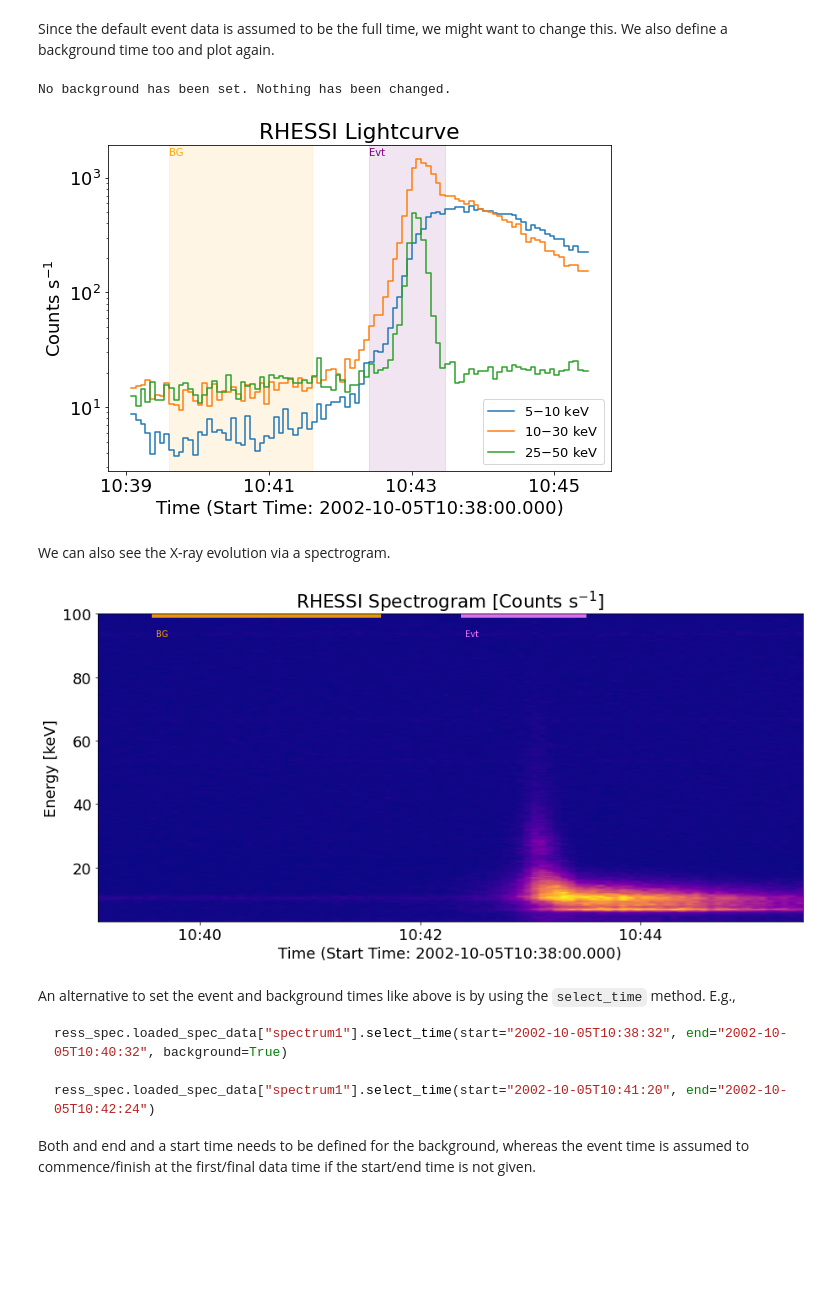
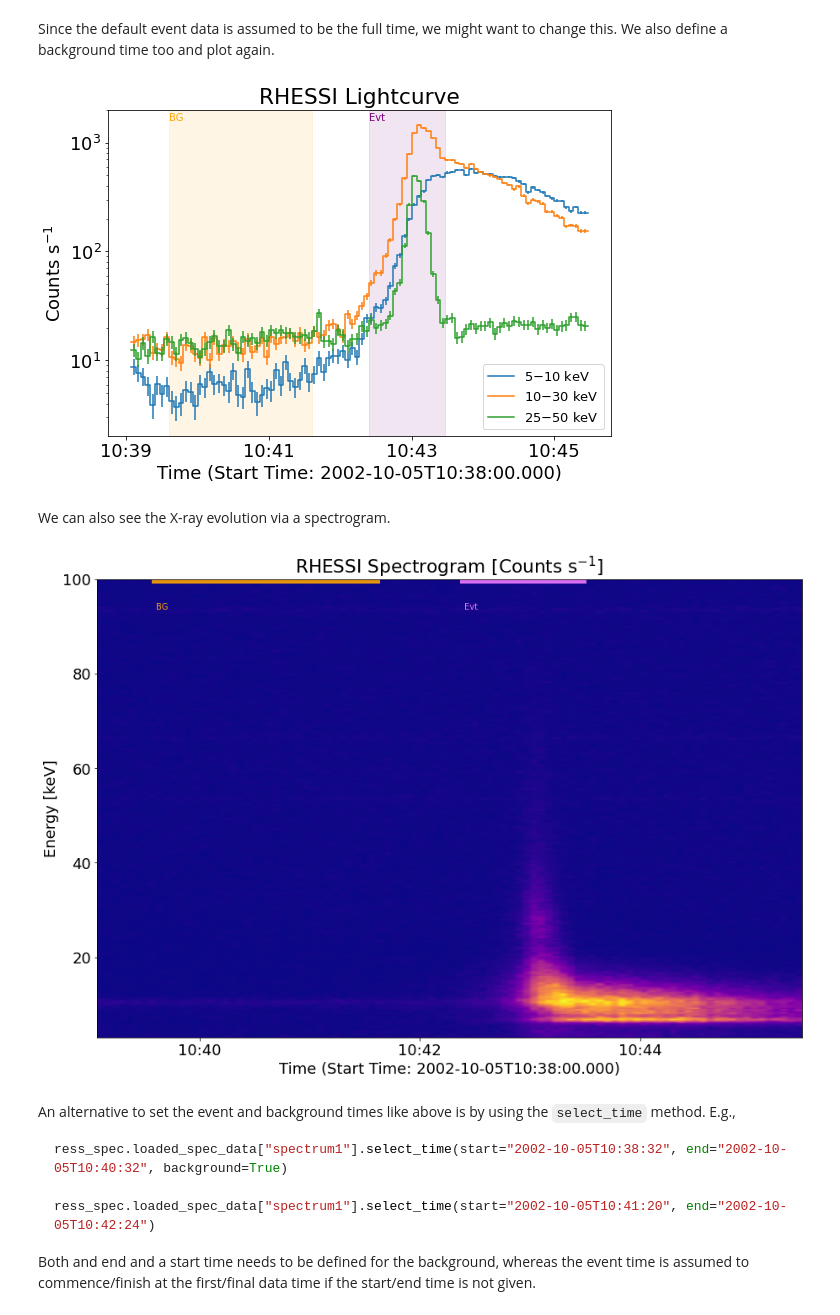
Before and after one commit to sunpy/sunkit-spex, a Jupyter notebook: examples/fitting_RHESSI_spectra.ipynb, the cells around one changed output. Cells and saved outputs as stored; diff of their text form; code cells hidden in the pictures; blank space fills up the shorter version.

```diff
--- a/examples/fitting_RHESSI_spectra.ipynb
+++ b/examples/fitting_RHESSI_spectra.ipynb
@@ -36,7 +34,7 @@ Try fitting the spectra presented in [Fletcher *et al.* 2007](https://iopscience
 # %% [markdown]
 First, load in the data...
 # %%
-rhess_spec = SunXspex(pha_file="../rhessiData/kc_flares/20021005_103800_spec.fits", srm_file="../rhessiData/kc_flares/20021005_103800_srm.fits")
+rhess_spec = SunXspex(pha_file="../data/20021005_103800_spec.fits", srm_file="../data/20021005_103800_srm.fits")
 # %% [markdown]
 To see what we have, we can plot the time profile. The whole file time is taken as the event time as default (indicated by purple shaded region).
 
@@ -58,33 +56,32 @@ plt.rcParams['font.size'] = default_text
 Since the default event data is assumed to be the full time, we might want to change this. We also define a background time too and plot again.
 # %%
 # background time. Both need to be set, if one is None (default) then no background will be calculated or will be removed
-rhess_spec.loaded_spec_data["spectrum1"].start_background_time = "2002-10-05T10:38:32"
-rhess_spec.loaded_spec_data["spectrum1"].end_background_time = "2002-10-05T10:40:32"
+rhess_spec.data.loaded_spec_data['spectrum1'].start_background_time = "2002-10-05T10:38:32"
+rhess_spec.data.loaded_spec_data['spectrum1'].end_background_time = "2002-10-05T10:40:32"
 
 # event time
-rhess_spec.loaded_spec_data["spectrum1"].start_event_time = "2002-10-05T10:41:20"
-rhess_spec.loaded_spec_data["spectrum1"].end_event_time = "2002-10-05T10:42:24"
+rhess_spec.data.loaded_spec_data['spectrum1'].start_event_time = "2002-10-05T10:41:20"
+rhess_spec.data.loaded_spec_data['spectrum1'].end_event_time = "2002-10-05T10:42:24"
 
 # plot again
 plt.rcParams['font.size'] = spec_font_size
 plt.figure(figsize=time_profile_size)
-rhess_spec.loaded_spec_data["spectrum1"].lightcurve(energy_ranges=[[5,10], [10,30], [25,50]])
+rhess_spec.data.loaded_spec_data['spectrum1'].lightcurve(energy_ranges=[[5,10], [10,30], [25,50]])
 plt.show()
 plt.rcParams['font.size'] = default_text
 # %% [output]
-No background has been set. Nothing has been changed.
-[figure, old version]
+[figure, new version]
 # %% [markdown]
 We can also see the X-ray evolution via a spectrogram.
 # %%
 # plot spectrogram
 plt.rcParams['font.size'] = spec_font_size
 plt.figure(figsize=(15,10))
-rhess_spec.loaded_spec_data["spectrum1"].spectrogram()
+rhess_spec.data.loaded_spec_data['spectrum1'].spectrogram()
 plt.show()
 plt.rcParams['font.size'] = default_text
 # %% [output]
-[figure, old version]
+[figure, new version]
 # %% [markdown]
 An alternative to set the event and background times like above is by using the `select_time` method. E.g.,
 
```
Also changed, not shown: parts of 6 cells of this notebook, 5 other files.
